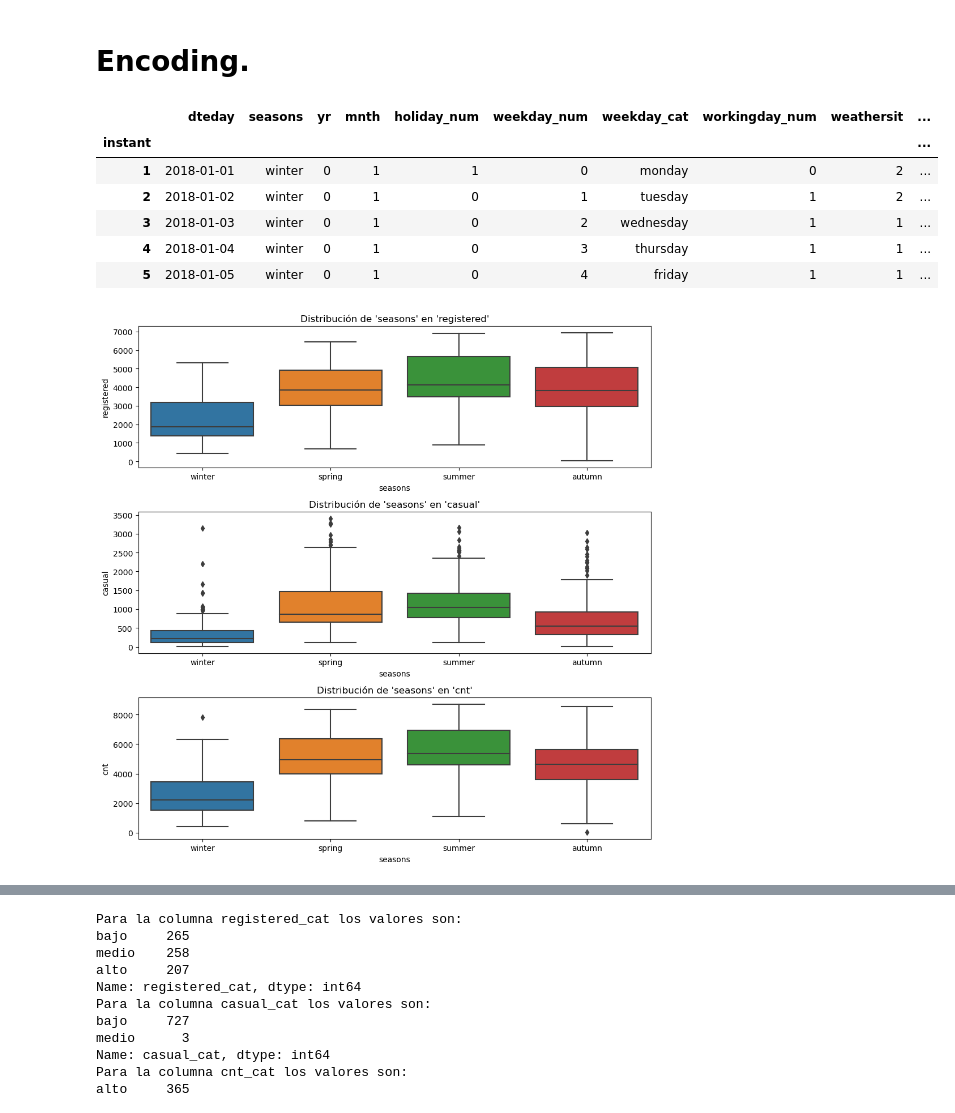
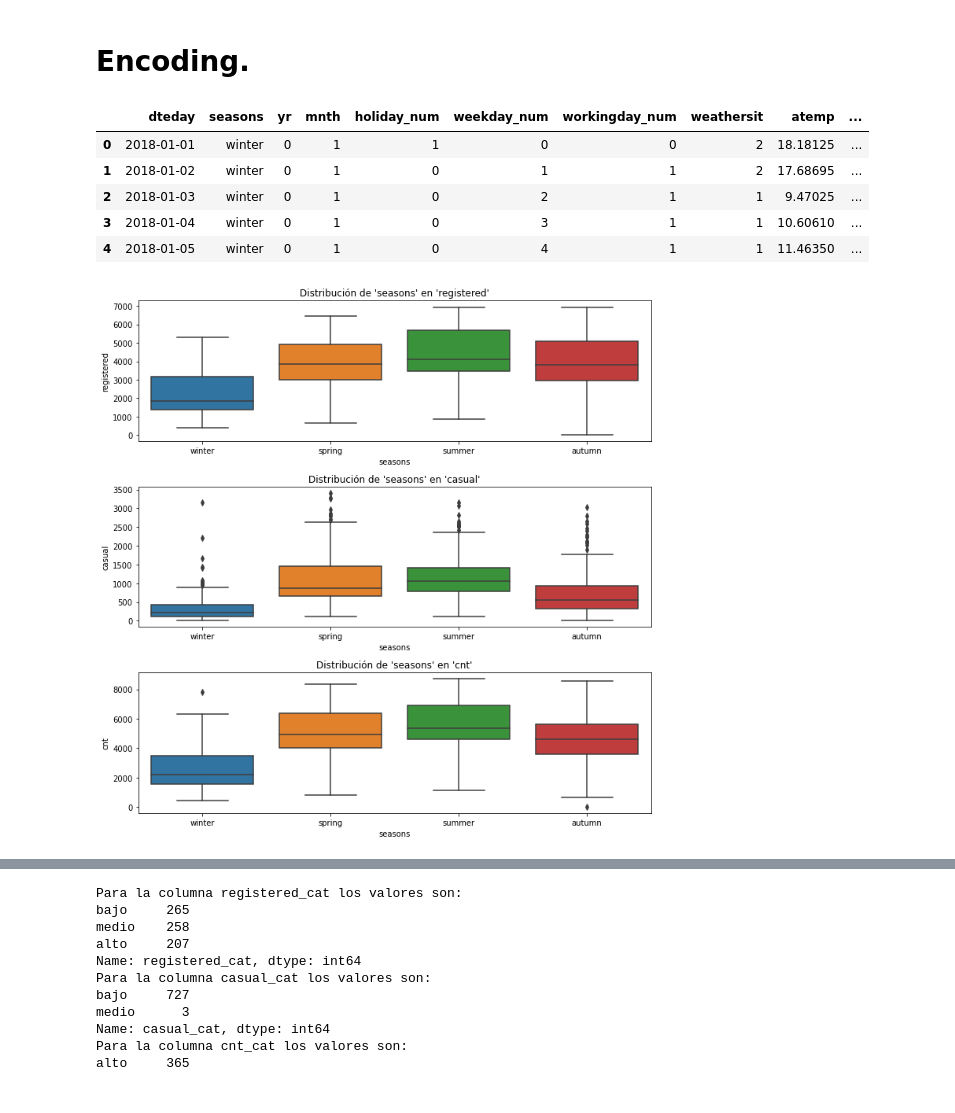
Before and after one commit to Adalab/project-da-promo-C-module-3-team-5, a Jupyter notebook: IV-Encoding.ipynb, the cells around one changed output, grey strips where cells are left out. Cells and saved outputs as stored; diff of their text form; code cells hidden in the pictures.

```diff
--- a/IV-Encoding.ipynb
+++ b/IV-Encoding.ipynb
@@ -50,17 +51,16 @@ from scipy.stats import levene
 # ==============================================================================
 plt.rcParams["figure.figsize"] = (10,8)
 # %%
-df = pd.read_pickle('datos/1.bikes_limpio.pkl')
-#df = pd.read_csv('datos/1.bikes_limpio.csv', index_col=0)
+#df = pd.read_pickle('datos/1.bikes_limpio.pkl')
+df = pd.read_csv('datos/2.bikes_corr.csv', index_col=0).reset_index(drop=True)
 df.head()
 # %% [output]
-|  | dteday | seasons | yr | mnth | holiday_num | weekday_num | weekday_cat | workingday_num | weathersit | ... |
-| instant |  |  |  |  |  |  |  |  |  | ... |
-| 1 | 2018-01-01 | winter | 0 | 1 | 1 | 0 | monday | 0 | 2 | ... |
-| 2 | 2018-01-02 | winter | 0 | 1 | 0 | 1 | tuesday | 1 | 2 | ... |
-| 3 | 2018-01-03 | winter | 0 | 1 | 0 | 2 | wednesday | 1 | 1 | ... |
-| 4 | 2018-01-04 | winter | 0 | 1 | 0 | 3 | thursday | 1 | 1 | ... |
-| 5 | 2018-01-05 | winter | 0 | 1 | 0 | 4 | friday | 1 | 1 | ... |
+|  | dteday | seasons | yr | mnth | holiday_num | weekday_num | workingday_num | weathersit | atemp | ... |
+| 0 | 2018-01-01 | winter | 0 | 1 | 1 | 0 | 0 | 2 | 18.18125 | ... |
+| 1 | 2018-01-02 | winter | 0 | 1 | 0 | 1 | 1 | 2 | 17.68695 | ... |
+| 2 | 2018-01-03 | winter | 0 | 1 | 0 | 2 | 1 | 1 | 9.47025 | ... |
+| 3 | 2018-01-04 | winter | 0 | 1 | 0 | 3 | 1 | 1 | 10.60610 | ... |
+| 4 | 2018-01-05 | winter | 0 | 1 | 0 | 4 | 1 | 1 | 11.46350 | ... |
 # %%
 # Representación gráfica
 fig, axes = plt.subplots(nrows=3, ncols=1, figsize=(10,10))
@@ -77,7 +77,7 @@ fig.tight_layout()
 
 plt.show()
 # %% [output]
-[figure, old version]
+[figure, new version]
 # %%
 round(df.describe().T, 2)
 # %% [output]
```
Also changed, not shown: parts of 16 cells of this notebook, 3 other files.
